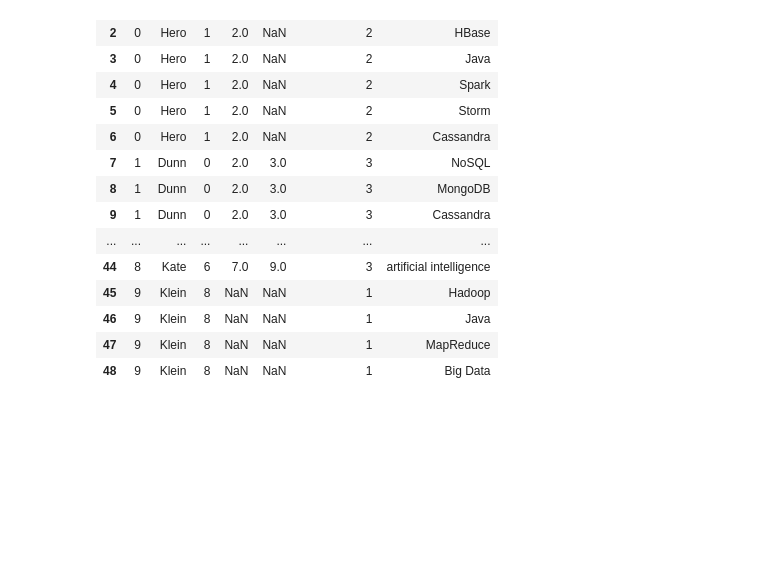
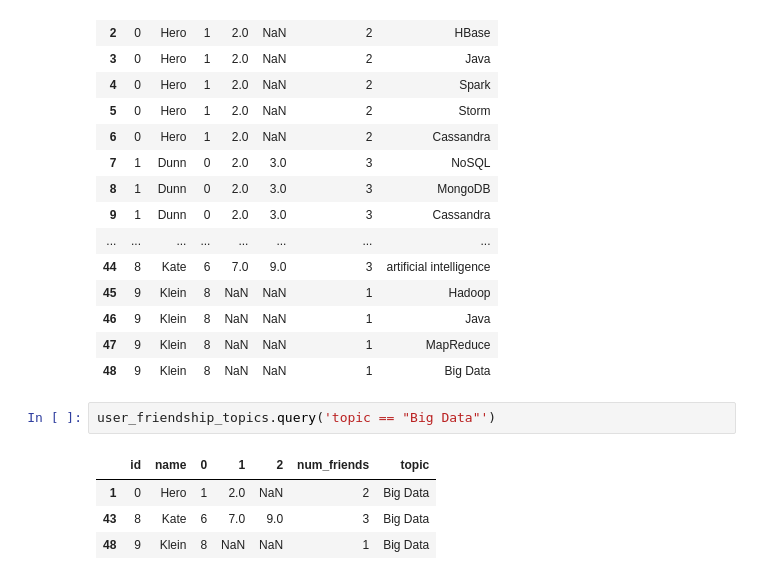
Before and after one commit to PaulApivat/dsfs, a Jupyter notebook: ch1/friendship_network.ipynb, the cells around one changed output. Drawn from its saved outputs; the diff is of its cells as text; blank space fills up the shorter version.

Commit message:
add pandas query

```diff
--- a/ch1/friendship_network.ipynb
+++ b/ch1/friendship_network.ipynb
@@ -327,3 +327,10 @@ user_friendship_topics
 | 46 | 9 | Klein | 8 | NaN | NaN | 1 | Java |
 | 47 | 9 | Klein | 8 | NaN | NaN | 1 | MapReduce |
 | 48 | 9 | Klein | 8 | NaN | NaN | 1 | Big Data |
+# %%
+user_friendship_topics.query('topic == "Big Data"')
+# %% [output]
+|  | id | name | 0 | 1 | 2 | num_friends | topic |
+| 1 | 0 | Hero | 1 | 2.0 | NaN | 2 | Big Data |
+| 43 | 8 | Kate | 6 | 7.0 | 9.0 | 3 | Big Data |
+| 48 | 9 | Klein | 8 | NaN | NaN | 1 | Big Data |
```
